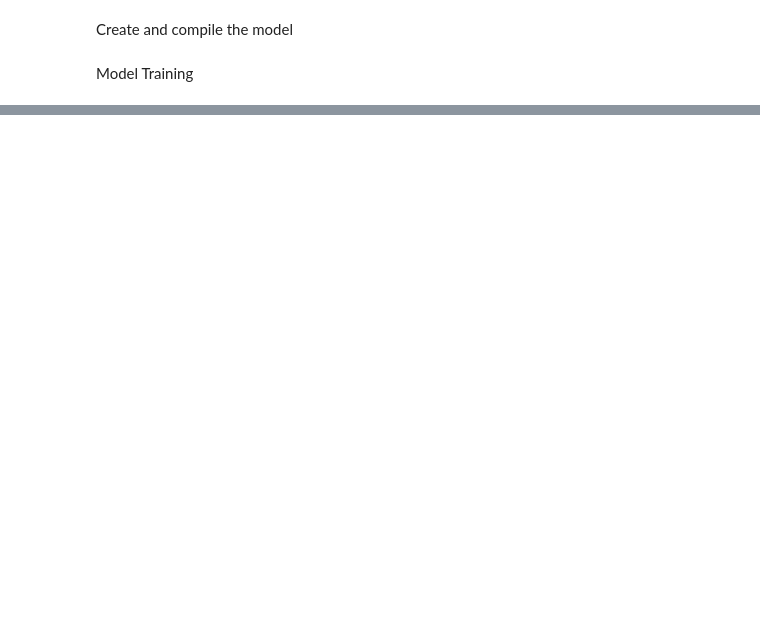
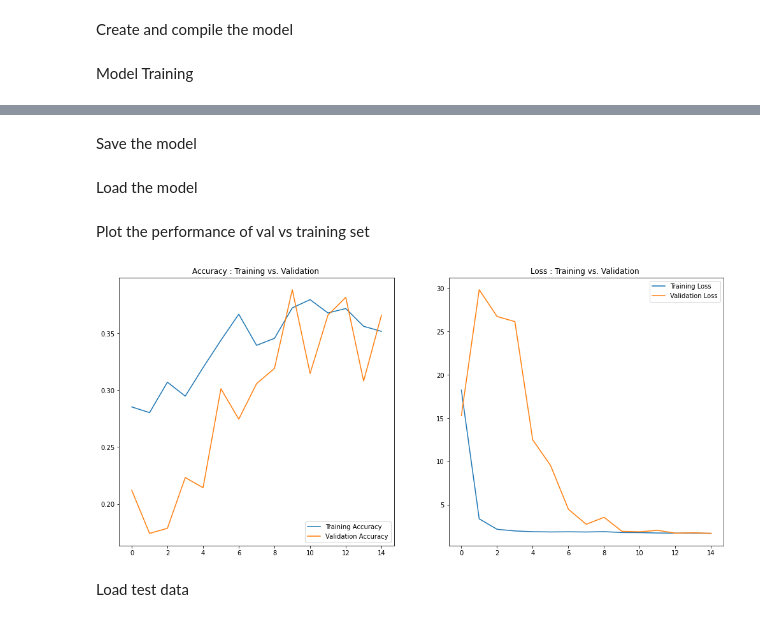
Before and after one commit to heroza/Attention-based-Skin-Cancer-Classification, a Jupyter notebook: ISIC Dataset using VGG16.ipynb, the cells around one changed output, grey strips where cells are left out. Drawn from its saved outputs; the diff is of its cells as text; code cells hidden in the pictures; blank space fills up the shorter version.

```diff
--- a/ISIC Dataset using VGG16.ipynb
+++ b/ISIC Dataset using VGG16.ipynb
@@ -279,0 +279,2 @@ Epoch 15/15
+# %% [markdown]
+Save the model
@@ -279,0 +283,2 @@ Epoch 15/15
+# %% [markdown]
+Load the model
@@ -279,0 +288,25 @@ Epoch 15/15
+# %% [markdown]
+Plot the performance of val vs training set
+# %%
+accuracy = hst.history['accuracy']
+loss = hst.history['loss']
+val_loss = hst.history['val_loss']
+val_accuracy = hst.history['val_accuracy']
+
+plt.figure(figsize=(17, 17))
+plt.subplot(2, 2, 1)
+plt.plot(range(EPOCHS), accuracy, label='Training Accuracy')
+plt.plot(range(EPOCHS), val_accuracy, label='Validation Accuracy')
+plt.legend(loc='lower right')
+plt.title('Accuracy : Training vs. Validation ')
+
+plt.subplot(2, 2, 2)
+plt.plot(range(EPOCHS), loss, label='Training Loss')
+plt.plot(range(EPOCHS), val_loss, label='Validation Loss')
+plt.title('Loss : Training vs. Validation ')
+plt.legend(loc='upper right')
+plt.show()
+# %% [output]
+[figure, added]
+# %% [markdown]
+Load test data
```
Also changed, not shown: parts of 24 cells of this notebook.
